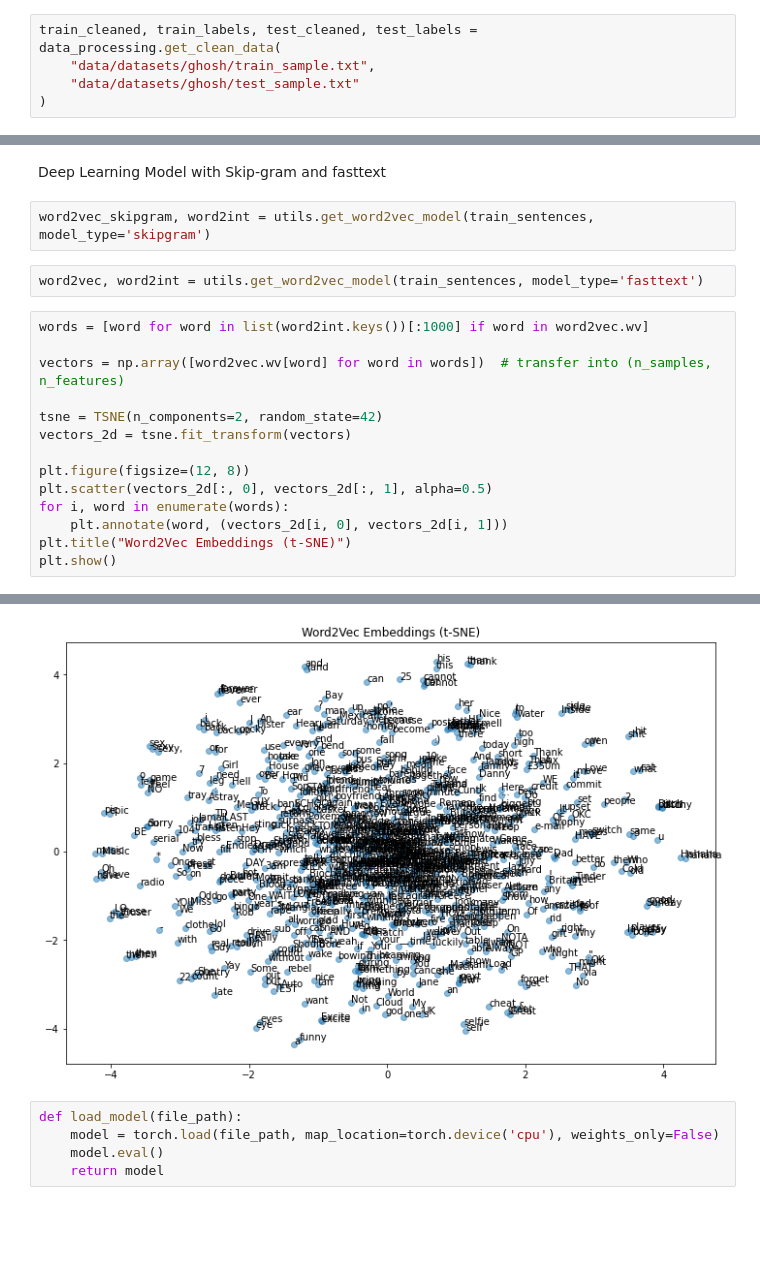
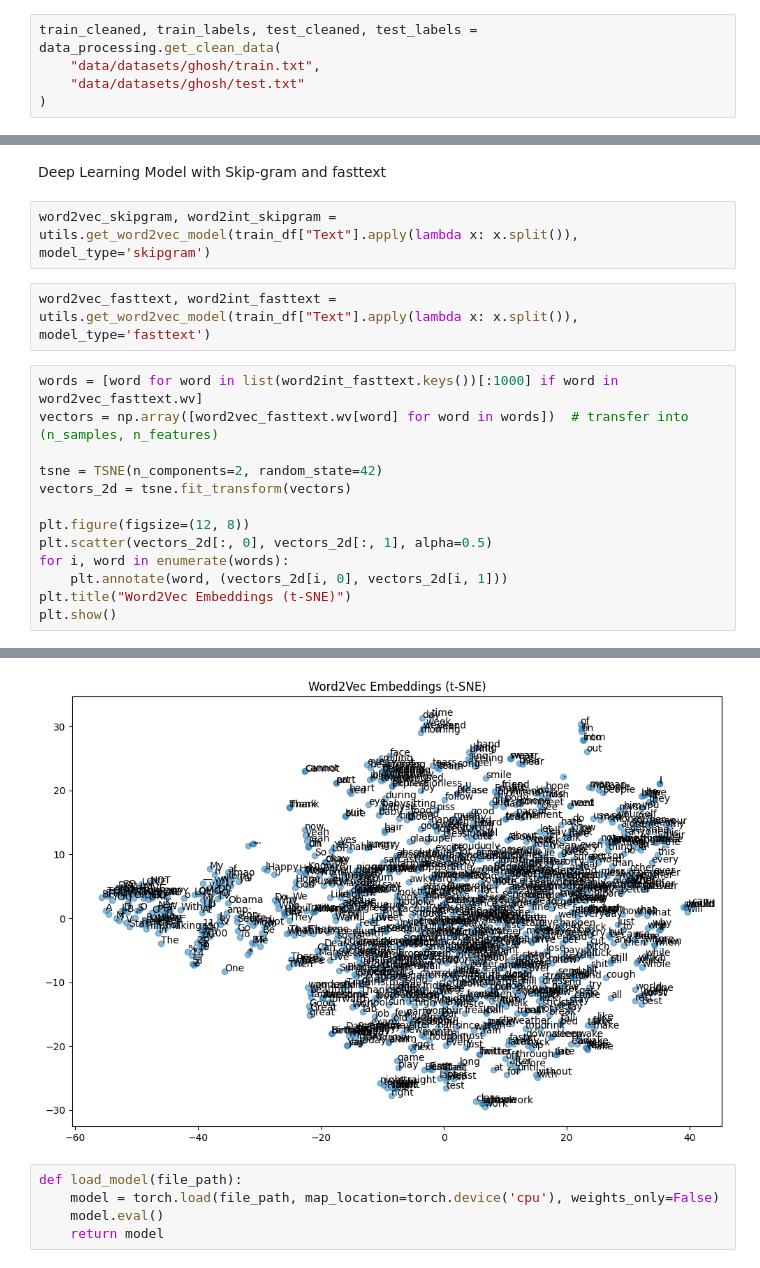
Before and after one commit to Lynchrocket/Sarcasm-Detection_HoNLP, a Jupyter notebook: SARCASM-DETECTION.ipynb, the cells around one changed output, grey strips where cells are left out. Saved outputs shown, nothing was run; the diff lists cells and outputs as text; blank space fills up the shorter version.

```diff
--- a/SARCASM-DETECTION.ipynb
+++ b/SARCASM-DETECTION.ipynb
@@ -31,6 +29,6 @@ webbrowser.open(github_url)
 True
 # %%
 train_cleaned, train_labels, test_cleaned, test_labels = data_processing.get_clean_data(
-    "data/datasets/ghosh/train_sample.txt",
-    "data/datasets/ghosh/test_sample.txt"
+    "data/datasets/ghosh/train.txt",
+    "data/datasets/ghosh/test.txt"
 )
@@ -246,13 +263,12 @@ test_x_svm = vectorizer.transform(test_lines).toarray()
 # %% [markdown]
 Deep Learning Model with Skip-gram and fasttext
 # %%
-word2vec_skipgram, word2int = utils.get_word2vec_model(train_sentences, model_type='skipgram')
+word2vec_skipgram, word2int_skipgram = utils.get_word2vec_model(train_df["Text"].apply(lambda x: x.split()), model_type='skipgram')
-# %%
-word2vec, word2int = utils.get_word2vec_model(train_sentences, model_type='fasttext')
+# %%
+word2vec_fasttext, word2int_fasttext = utils.get_word2vec_model(train_df["Text"].apply(lambda x: x.split()), model_type='fasttext')
 # %%
-words = [word for word in list(word2int.keys())[:1000] if word in word2vec.wv]
-
-vectors = np.array([word2vec.wv[word] for word in words])  # transfer into (n_samples, n_features)
+words = [word for word in list(word2int_fasttext.keys())[:1000] if word in word2vec_fasttext.wv]
+vectors = np.array([word2vec_fasttext.wv[word] for word in words])  # transfer into (n_samples, n_features)
 
 tsne = TSNE(n_components=2, random_state=42)
 vectors_2d = tsne.fit_transform(vectors)
@@ -285,4 +283,4 @@ Returning the number of logical cores instead. You can silence this warning by s
-[figure, old version]
+[figure, new version]
 # %%
 def load_model(file_path):
     model = torch.load(file_path, map_location=torch.device('cpu'), weights_only=False)
```
Also changed, not shown: parts of 38 cells of this notebook, 13 other files.
